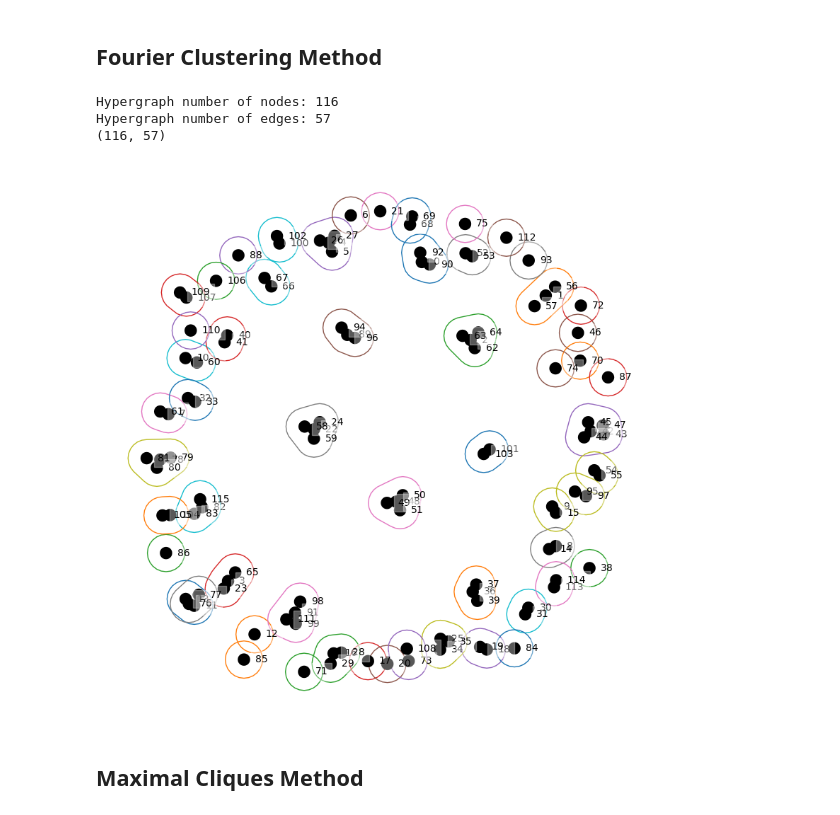
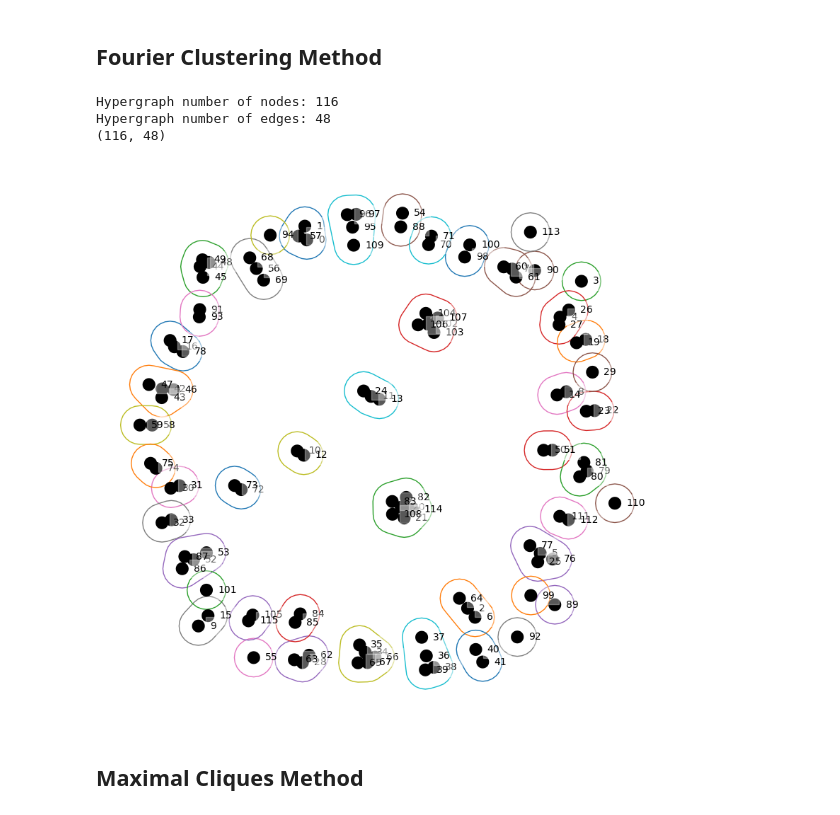
Before and after one commit to mathilde-cros/Bachelor_Thesis_Alzheimers_HGNN, a Jupyter notebook: HyperGraph_Building.ipynb, the cells around one changed output. Cells and saved outputs as stored; diff of their text form; code cells hidden in the pictures.

```diff
--- a/HyperGraph_Building.ipynb
+++ b/HyperGraph_Building.ipynb
@@ -65,7 +65,8 @@ def display_hypergraph(hypergraph):
     print(hypergraph.shape)
 
     plt.subplots(figsize=(10,10))
-    hnx.draw(hypergraph, with_edge_labels=False)
+    pos = nx.spring_layout(hypergraph, k=0.5)
+    hnx.draw(hypergraph, pos, with_edge_labels=False)
     plt.show()
 # %% [markdown]
 ## Visualization of some Hypergraphs built from various method implementations
@@ -85,7 +86,7 @@ def remove_duplicate_hyperedges(hypergraph_dict):
 # %%
 # Using the Fourier Clustering Method
 
-n_patient = 17
+n_patient = 0
 threshold = 0.5
 
 def adjacency_matrix_to_hypergraph_dict(adjacency_matrix):
@@ -107,36 +108,36 @@ def generate_adjacency_from_cluster_indices(cluster_indices):
                 adjacency[row_idx, col_idx] = 1
     return adjacency
 
 def generate_hypergraph_from_cluster(correlation_matrix, threshold, display=False):
     # Transforming correlation matrix into dissimilarity matrix
     dissimilarity_matrix = 1 - np.abs(correlation_matrix)
     dissimilarity_matrix[np.isnan(dissimilarity_matrix)] = 0
     # Performing Fourier clustering
     linkage_matrix = linkage(squareform(dissimilarity_matrix), method='complete')
     cluster_indices = fcluster(linkage_matrix, threshold, criterion='distance')
     # Generating hypergraph from the cluster indices
     adjacency = generate_adjacency_from_cluster_indices(cluster_indices)
     hg_dict = adjacency_matrix_to_hypergraph_dict(adjacency)
     # Reducing the amount of hyperedges by removing duplicated hyperedges
     hg_dict = remove_duplicate_hyperedges(hg_dict)
     # Creating HyperNetX hypergraph
     hg = hnx.Hypergraph(hg_dict)
     if display:
         display_hypergraph(hg)
     return hg, hg_dict
 
 # Creating HyperNetX hypergraph from clustering method
 path = f'ADNI_full/corr_matrices/corr_matrix_pearson/{corr_matrix_list[n_patient]}'
 corr_matrix_patient = np.loadtxt(path, delimiter=',')
 hg, hg_dict = generate_hypergraph_from_cluster(corr_matrix_patient, threshold, display=True)
 
 # for node in hg.nodes:
 #     print(hg.degree(node))
 # %% [output]
 Hypergraph number of nodes: 116
-Hypergraph number of edges: 57
-(116, 57)
+Hypergraph number of edges: 48
+(116, 48)
-[figure, old version]
+[figure, new version]
 # %% [markdown]
 ## Maximal Cliques Method
 # %%
```
Also changed, not shown: parts of 3 cells of this notebook, 19 other files.
